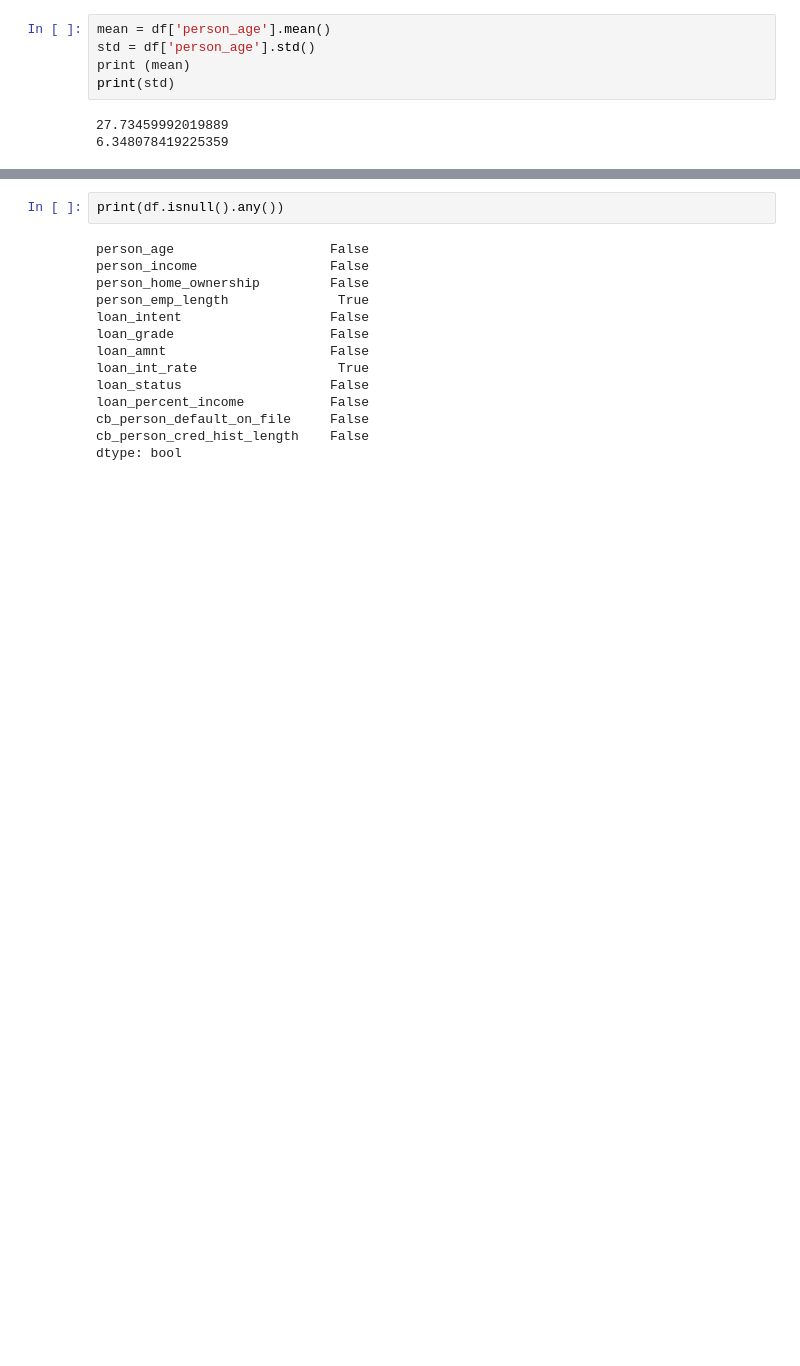
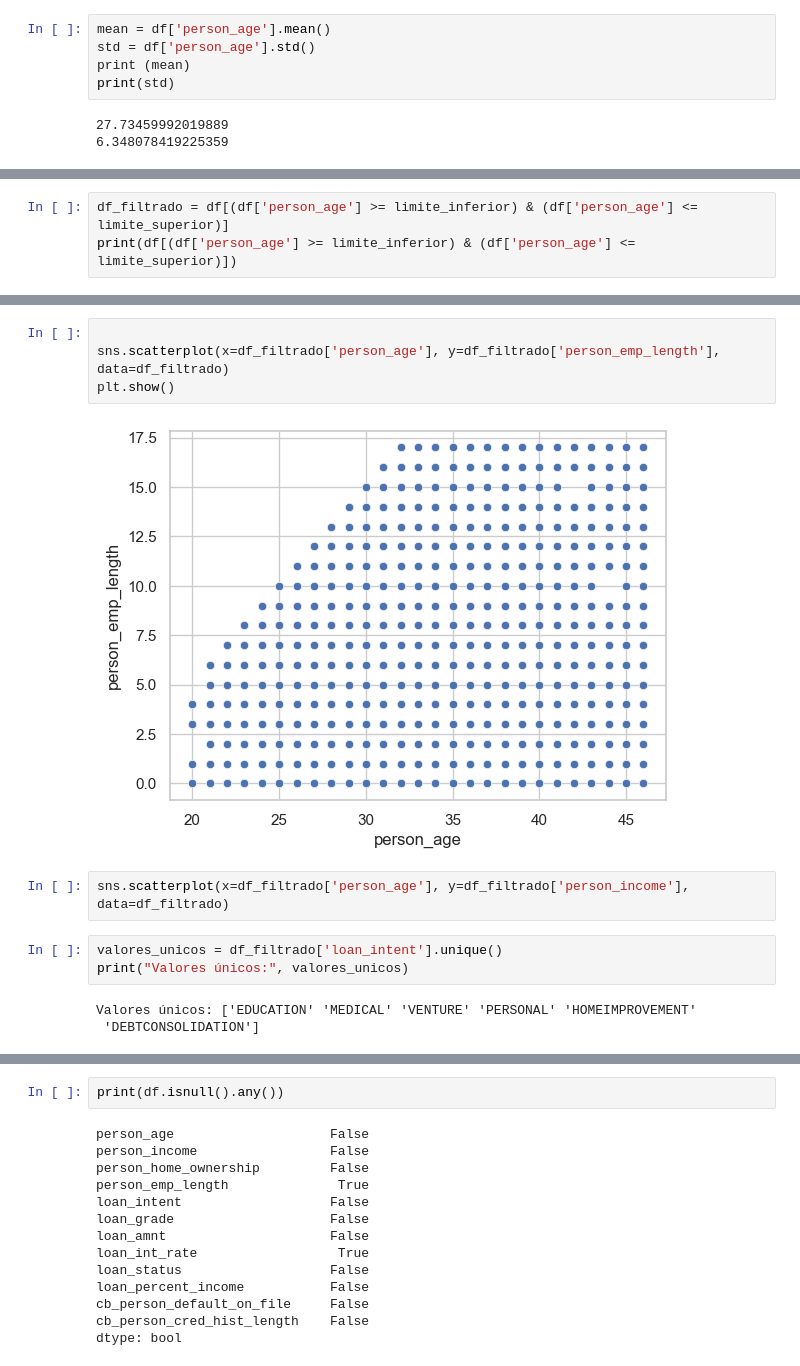
Before and after one commit to CarlosIrigoyen/Predicci-n-de-Riesgo-Crediticio, a Jupyter notebook: tpfinal.ipynb, the cells around one changed output, grey strips where cells are left out. Cells and saved outputs as stored; diff of their text form; blank space fills up the shorter version.

```diff
--- a/tpfinal.ipynb
+++ b/tpfinal.ipynb
@@ -238,0 +42,3 @@ sns.scatterplot(x=df['cb_person_default_on_file'], y=df['loan_amnt'], data=df)
+# %%
+df_filtrado = df[(df['person_age'] >= limite_inferior) & (df['person_age'] <= limite_superior)]
+print(df[(df['person_age'] >= limite_inferior) & (df['person_age'] <= limite_superior)])
@@ -238,0 +116,14 @@ sns.scatterplot(x=df['cb_person_default_on_file'], y=df['loan_amnt'], data=df)
+# %%
+
+sns.scatterplot(x=df_filtrado['person_age'], y=df_filtrado['person_emp_length'], data=df_filtrado)
+plt.show()
+# %% [output]
+[figure, added]
+# %%
+sns.scatterplot(x=df_filtrado['person_age'], y=df_filtrado['person_income'], data=df_filtrado)
+# %%
+valores_unicos = df_filtrado['loan_intent'].unique()
+print("Valores únicos:", valores_unicos)
+# %% [output]
+Valores únicos: ['EDUCATION' 'MEDICAL' 'VENTURE' 'PERSONAL' 'HOMEIMPROVEMENT'
+ 'DEBTCONSOLIDATION']
```
Also changed, not shown: parts of 45 cells of this notebook.
